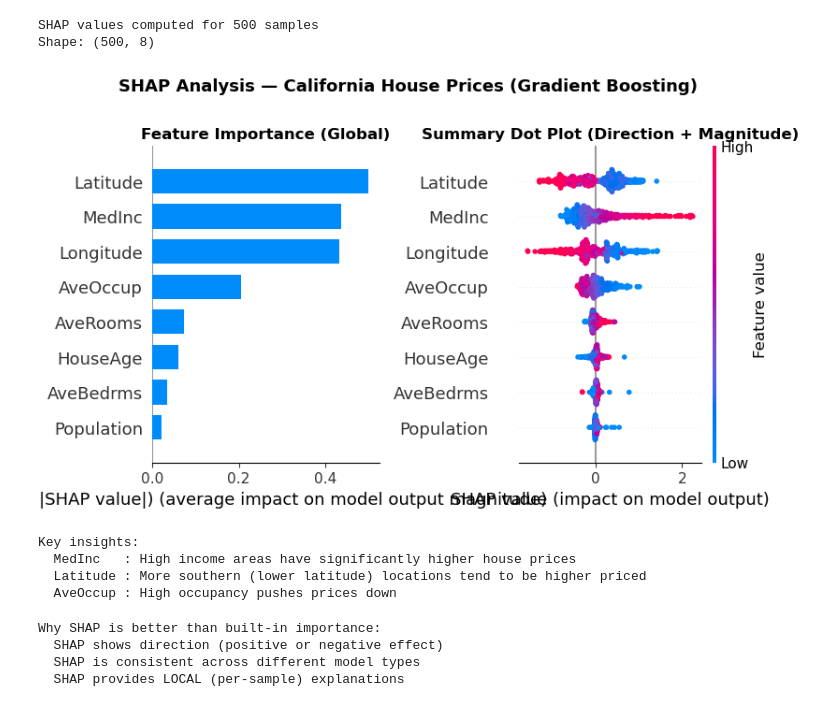
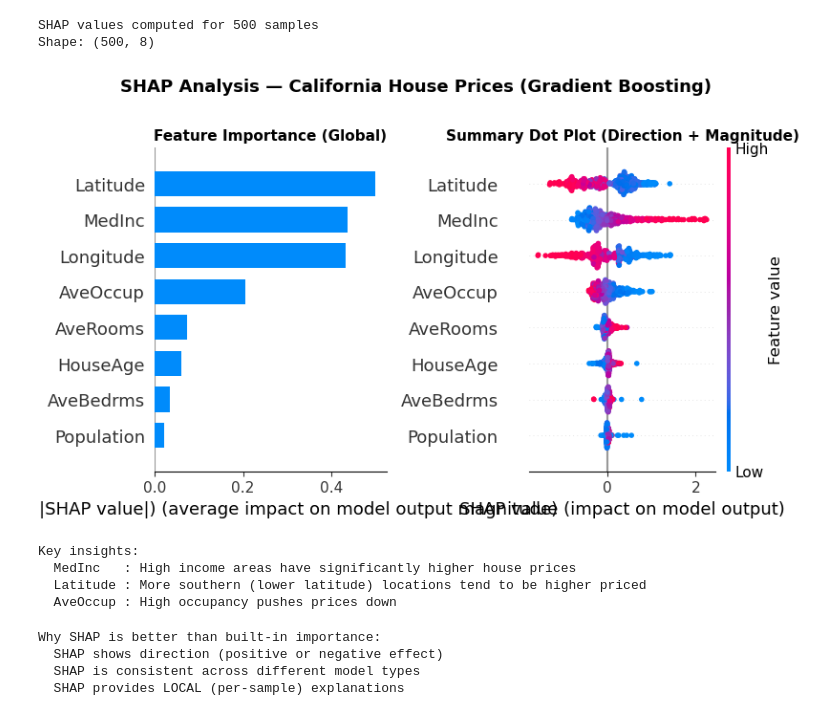
Before and after one commit to samsonafo/ML-Fundamentals, a Jupyter notebook: Shap_interpretability.ipynb, the cells around one changed output. Drawn from its saved outputs; the diff is of its cells as text; code cells hidden in the pictures.

```diff
--- a/Shap_interpretability.ipynb
+++ b/Shap_interpretability.ipynb
@@ -153,25 +153,31 @@ Shape: (500, 8)
 # %%
 fig, axes = plt.subplots(1, 2, figsize=(16, 6))
 
 plt.sca(axes[0])
 shap.summary_plot(shap_gb, X_sample, plot_type='bar', show=False)
-axes[0].set_title("Feature Importance (Global)", fontsize=12, fontweight='bold')
+axes[0].set_title("Feature Importance (Global)", fontsize=11, fontweight='bold')
 
 plt.sca(axes[1])
 shap.summary_plot(shap_gb, X_sample, show=False)
-axes[1].set_title("Summary Dot Plot (Direction + Magnitude)", fontsize=12, fontweight='bold')
+axes[1].set_title("Summary Dot Plot (Direction + Magnitude)", fontsize=11, fontweight='bold')
+
+
 
 plt.suptitle("SHAP Analysis — California House Prices (Gradient Boosting)",
              fontsize=13, fontweight='bold', y=1.01)
 plt.tight_layout()
 plt.show()
 
+
+
+
+
 print("Key insights:")
 print("  MedInc   : High income areas have significantly higher house prices")
 print("  Latitude : More southern (lower latitude) locations tend to be higher priced")
 print("  AveOccup : High occupancy pushes prices down")
 # %% [output]
-[figure, old version]
+[figure, new version]
 Key insights:
   MedInc   : High income areas have significantly higher house prices
   Latitude : More southern (lower latitude) locations tend to be higher priced
```
Also changed, not shown: 18 other files.
